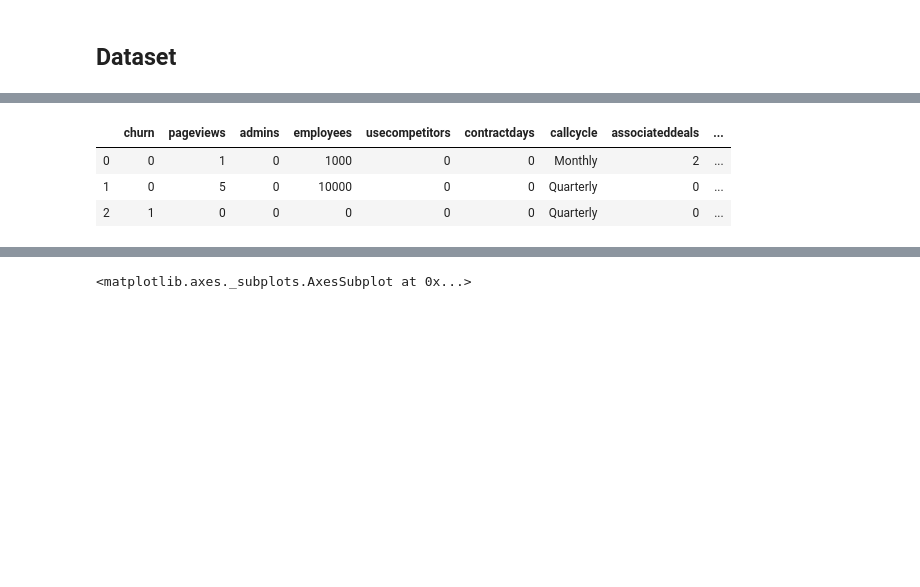
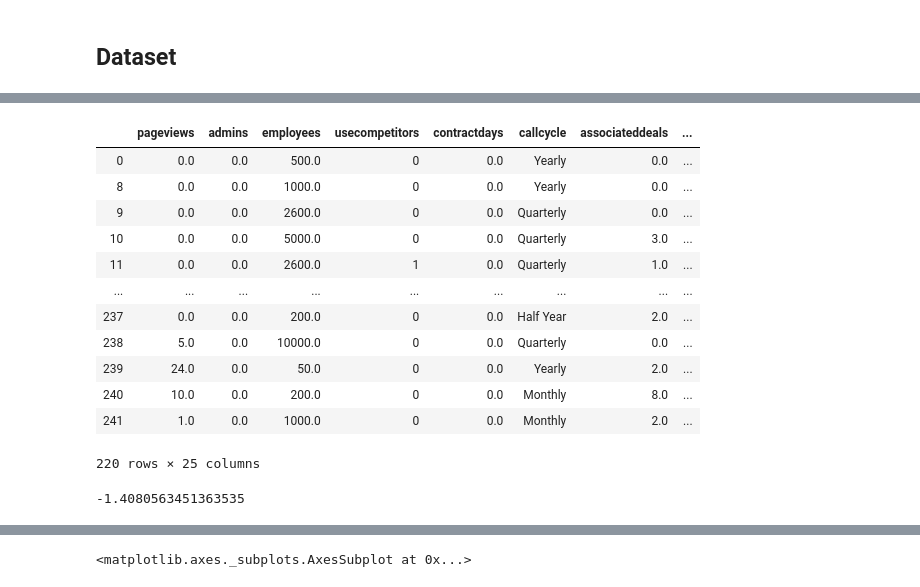
Before and after one commit to damonclifford/DSICapstone, a Jupyter notebook: customer-churn-analysis.ipynb, the cells around one changed output, grey strips where cells are left out. Saved outputs shown, nothing was run; the diff lists cells and outputs as text; code cells hidden in the pictures; blank space fills up the shorter version.

```diff
--- a/customer-churn-analysis.ipynb
+++ b/customer-churn-analysis.ipynb
@@ -59,9 +60,24 @@ sessionsPerDay                     float64
 dtype: object
-# %%
-# Load data
-df.head(3)
-# %% [output]
-|  | churn | pageviews | admins | employees | usecompetitors | contractdays | callcycle | associateddeals | ... |
-| 0 | 0 | 1 | 0 | 1000 | 0 | 0 | Monthly | 2 | ... |
-| 1 | 0 | 5 | 0 | 10000 | 0 | 0 | Quarterly | 0 | ... |
-| 2 | 1 | 0 | 0 | 0 | 0 | 0 | Quarterly | 0 | ... |
+# %%
+df.query("callsPerQuarter > 0 ")
+# %% [output]
+|  | pageviews | admins | employees | usecompetitors | contractdays | callcycle | associateddeals | ... |
+| 0 | 0.0 | 0.0 | 500.0 | 0 | 0.0 | Yearly | 0.0 | ... |
+| 8 | 0.0 | 0.0 | 1000.0 | 0 | 0.0 | Yearly | 0.0 | ... |
+| 9 | 0.0 | 0.0 | 2600.0 | 0 | 0.0 | Quarterly | 0.0 | ... |
+| 10 | 0.0 | 0.0 | 5000.0 | 0 | 0.0 | Quarterly | 3.0 | ... |
+| 11 | 0.0 | 0.0 | 2600.0 | 1 | 0.0 | Quarterly | 1.0 | ... |
+| ... | ... | ... | ... | ... | ... | ... | ... | ... |
+| 237 | 0.0 | 0.0 | 200.0 | 0 | 0.0 | Half Year | 2.0 | ... |
+| 238 | 5.0 | 0.0 | 10000.0 | 0 | 0.0 | Quarterly | 0.0 | ... |
+| 239 | 24.0 | 0.0 | 50.0 | 0 | 0.0 | Yearly | 2.0 | ... |
+| 240 | 10.0 | 0.0 | 200.0 | 0 | 0.0 | Monthly | 8.0 | ... |
+| 241 | 1.0 | 0.0 | 1000.0 | 0 | 0.0 | Monthly | 2.0 | ... |
+220 rows × 25 columns
+# %%
+# Review BoxCox transforms where appropriate
+bc_data, value = sp.stats.boxcox(df["callcycle_numeric"])
+
+print(value)
+# %% [output]
+-1.4080563451363535
```
Also changed, not shown: parts of 6 cells of this notebook.
